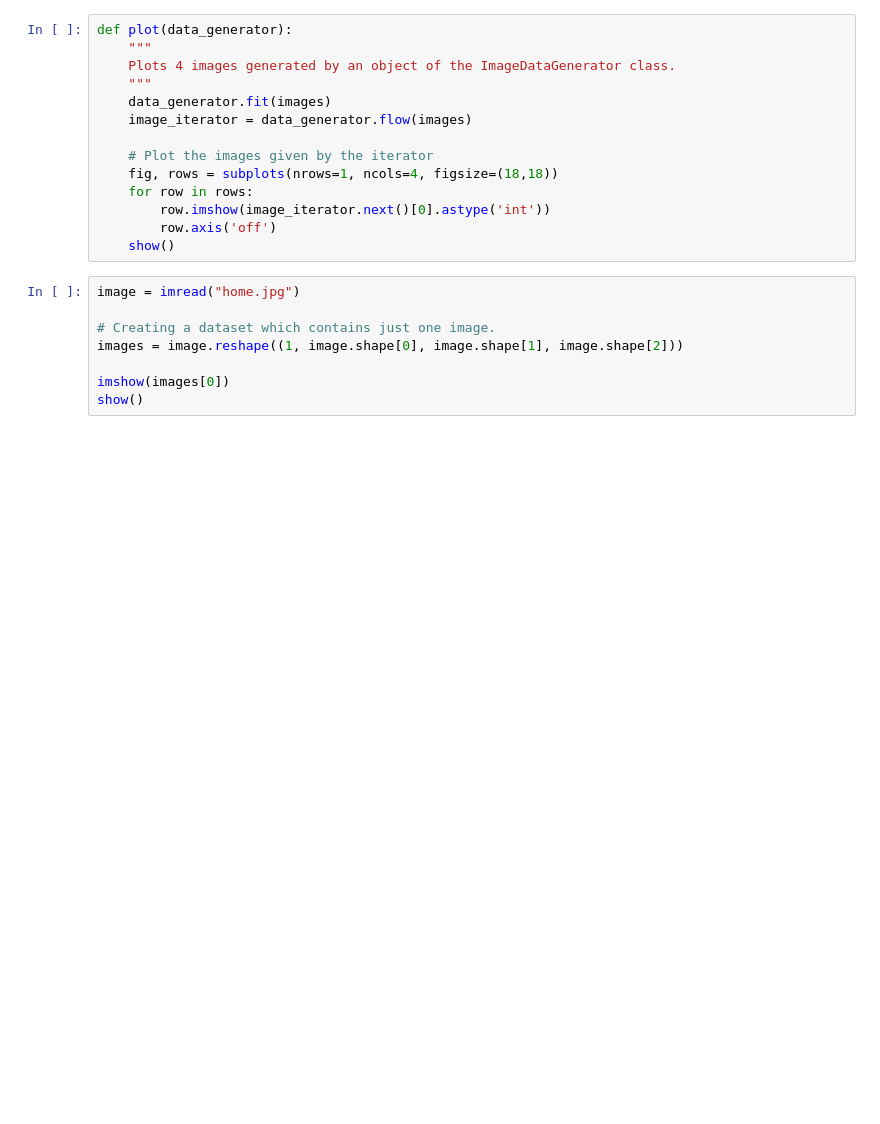
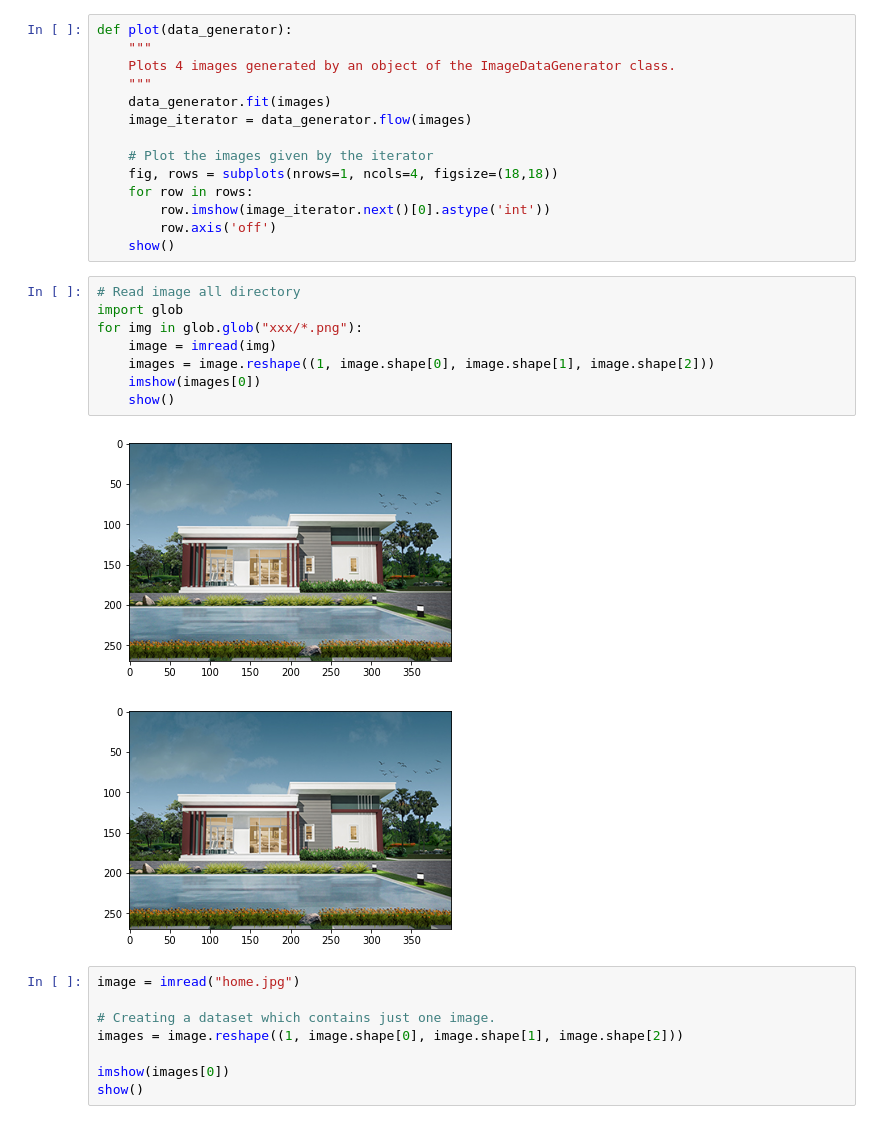
Before and after one commit to Kzis/DL, a Jupyter notebook: data_augmentation.ipynb, the cells around one changed output. Cells and saved outputs as stored; diff of their text form; blank space fills up the shorter version.

```diff
--- a/data_augmentation.ipynb
+++ b/data_augmentation.ipynb
@@ -17,6 +17,17 @@ def plot(data_generator):
         row.imshow(image_iterator.next()[0].astype('int'))
         row.axis('off')
     show()
+# %%
+# Read image all directory
+import glob
+for img in glob.glob("xxx/*.png"):
+    image = imread(img)
+    images = image.reshape((1, image.shape[0], image.shape[1], image.shape[2]))
+    imshow(images[0])
+    show()
+# %% [output]
+[figure, added]
+[figure, added]
 # %%
 image = imread("home.jpg")
 
```
